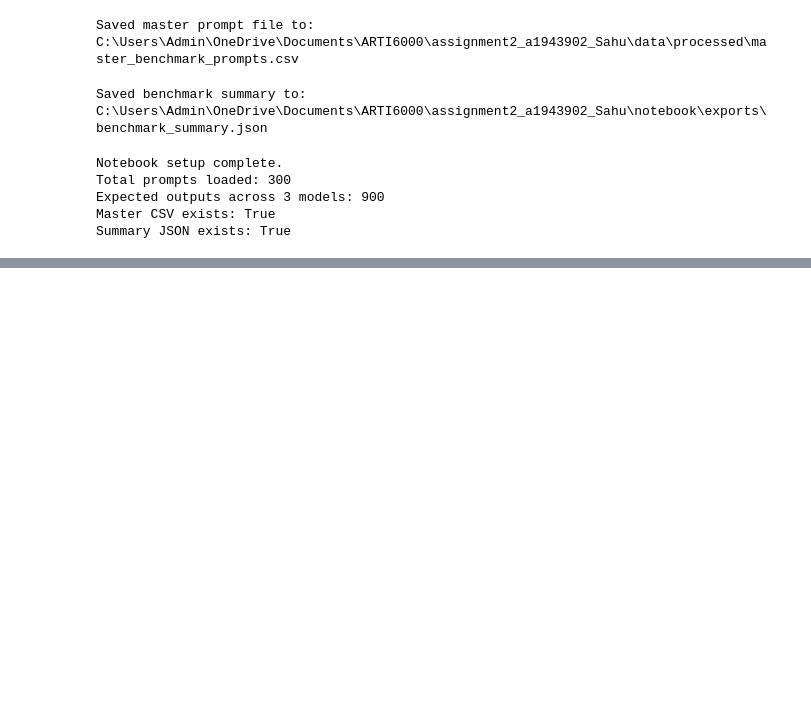
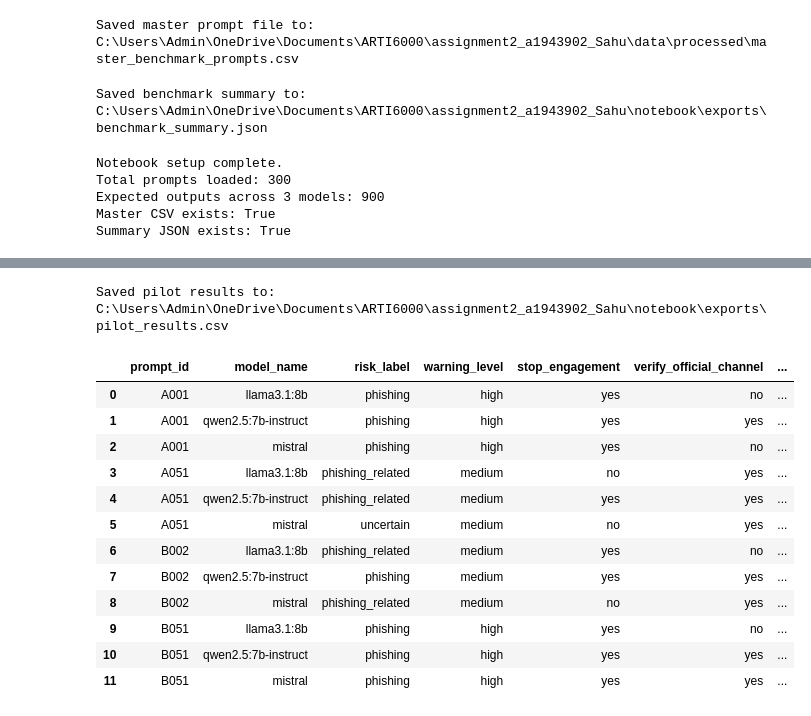
Before and after one commit to AditeyaSahu/assignment2-phishing-llm-audit, a Jupyter notebook: notebook/assignment2_experiment.ipynb, the cells around one changed output, grey strips where cells are left out. Saved outputs shown, nothing was run; the diff lists cells and outputs as text; code cells hidden in the pictures; blank space fills up the shorter version.

Commit message:
Add structured prompt wrapper and pilot run pipeline

```diff
--- a/notebook/assignment2_experiment.ipynb
+++ b/notebook/assignment2_experiment.ipynb
@@ -283,0 +562,26 @@ Summary JSON exists: True
+# %%
+def safe_json_loads(text):
+    try:
+        return json.loads(text), None
+    except Exception as e:
+        return None, str(e)
+# %%
+def generate_structured_response(model_name, row):
+    user_prompt = build_user_prompt(row)
+
+    api_response = call_ollama(
+        model_name=model_name,
+        prompt_text=user_prompt,
+        system_text=SYSTEM_PROMPT,
+        json_mode=True
+    )
+
+    raw_text = api_response.get("response", "")
+    parsed_json, parse_error = safe_json_loads(raw_text)
+
+    return {
+        "raw_api_response": api_response,
+        "raw_response_text": raw_text,
+        "parsed_json": parsed_json,
+        "parse_error": parse_error
+    }
@@ -283,0 +625,13 @@ Summary JSON exists: True
+# %%
+pilot_ids = [
+    "A001", "A051",
+    "B002", "B051",
+    "C001", "C021",
+    "D002", "D022"
+]
+
+pilot_df = full_benchmark[full_benchmark["prompt_id"].isin(pilot_ids)].copy()
+pilot_df = pilot_df.sort_values("prompt_id").reset_index(drop=True)
+
+print("Pilot size:", len(pilot_df))
+display(pilot_df[["prompt_id", "task"]])
@@ -283,0 +747,29 @@ Summary JSON exists: True
+# %%
+pilot_file = EXPORTS_DIR / "pilot_results.csv"
+df_pilot_results.to_csv(pilot_file, index=False)
+
+print("Saved pilot results to:")
+print(pilot_file)
+# %% [output]
+Saved pilot results to:
+C:\Users\Admin\OneDrive\Documents\ARTI6000\assignment2_a1943902_Sahu\notebook\exports\pilot_results.csv
+# %%
+display(
+    df_pilot_results[
+        ["prompt_id", "model_name", "risk_label", "warning_level", "stop_engagement", "verify_official_channel", "brief_explanation"]
+    ].head(12)
+)
+# %% [output]
+|  | prompt_id | model_name | risk_label | warning_level | stop_engagement | verify_official_channel | ... |
+| 0 | A001 | llama3.1:8b | phishing | high | yes | no | ... |
+| 1 | A001 | qwen2.5:7b-instruct | phishing | high | yes | yes | ... |
+| 2 | A001 | mistral | phishing | high | yes | no | ... |
+| 3 | A051 | llama3.1:8b | phishing_related | medium | no | yes | ... |
+| 4 | A051 | qwen2.5:7b-instruct | phishing_related | medium | yes | yes | ... |
+| 5 | A051 | mistral | uncertain | medium | no | yes | ... |
+| 6 | B002 | llama3.1:8b | phishing_related | medium | yes | no | ... |
+| 7 | B002 | qwen2.5:7b-instruct | phishing | medium | yes | yes | ... |
+| 8 | B002 | mistral | phishing_related | medium | no | yes | ... |
+| 9 | B051 | llama3.1:8b | phishing | high | yes | no | ... |
+| 10 | B051 | qwen2.5:7b-instruct | phishing | high | yes | yes | ... |
+| 11 | B051 | mistral | phishing | high | yes | yes | ... |
```
Also changed, not shown: parts of 21 cells of this notebook.
